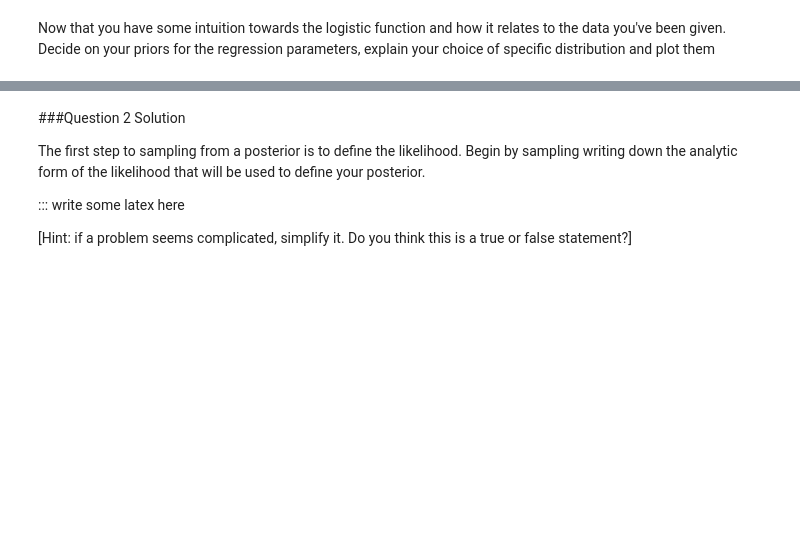
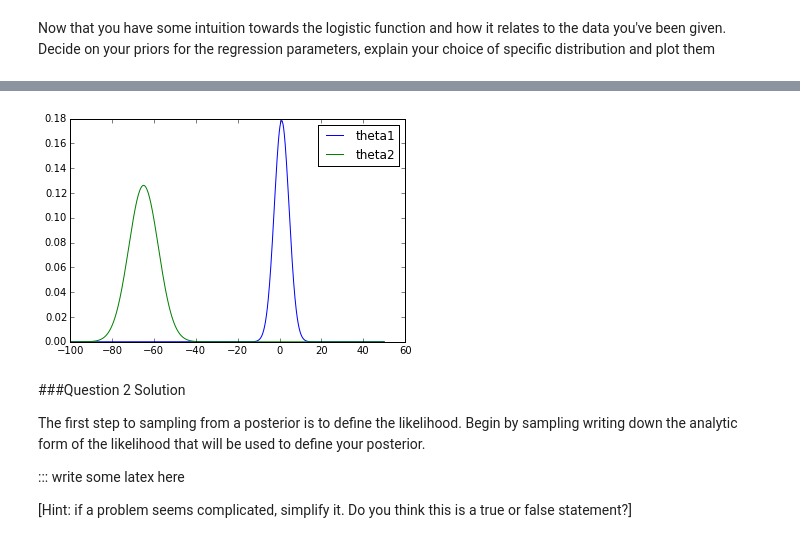
Before and after one commit to pmelchior/usrp-sciprog, a Jupyter notebook: day6/rmurata/Challenger.ipynb, the cells around one changed output, grey strips where cells are left out. Cells and saved outputs as stored; diff of their text form; code cells hidden in the pictures; blank space fills up the shorter version.

```diff
--- a/day6/rmurata/Challenger.ipynb
+++ b/day6/rmurata/Challenger.ipynb
@@ -77,3 +77,31 @@ Plot the regression parameter priors
+# %%
+"""
+Explain your choice of priors
+Plot the regression parameter priors
+"""
+
+### Your code here
+def gaussian(z, mean, sigma):
+    return 1./np.sqrt(2.*np.pi*sigma)*np.e**(-(z-mean)**2./sigma**2.)
+
+def theta1_prior(theta1):
+    mean = 1.
+    sigma = 5.
+    return gaussian(theta1, mean, sigma)
+
+def theta2_prior(theta2):
+    mean = -65
+    sigma = 10.
+    return gaussian(theta2, mean, sigma)
+
+theta1 = np.linspace(-100, 50, 1000)
+theta2 = np.linspace(-100, 50, 1000)
+plt.plot(theta1, theta1_prior(theta1), label='theta1')
+plt.plot(theta2, theta2_prior(theta2), label='theta2')
+plt.legend()
+plt.show()
+# %% [output]
+[figure, added]
 # %% [markdown]
 ###Question 2 Solution
 
```
Also changed, not shown: parts of 10 cells of this notebook.
